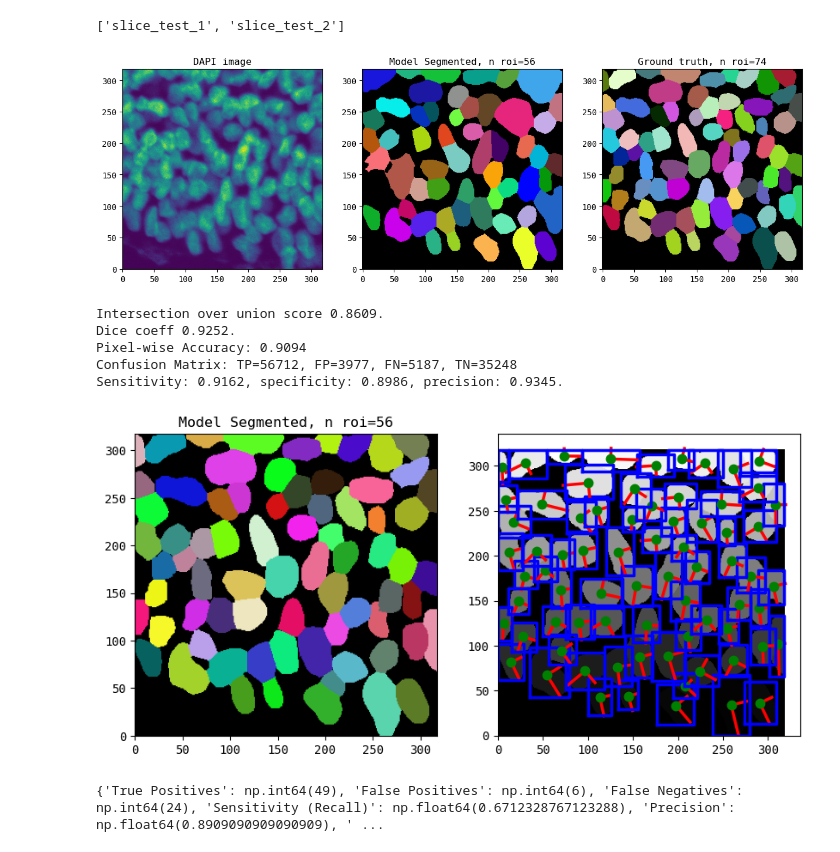
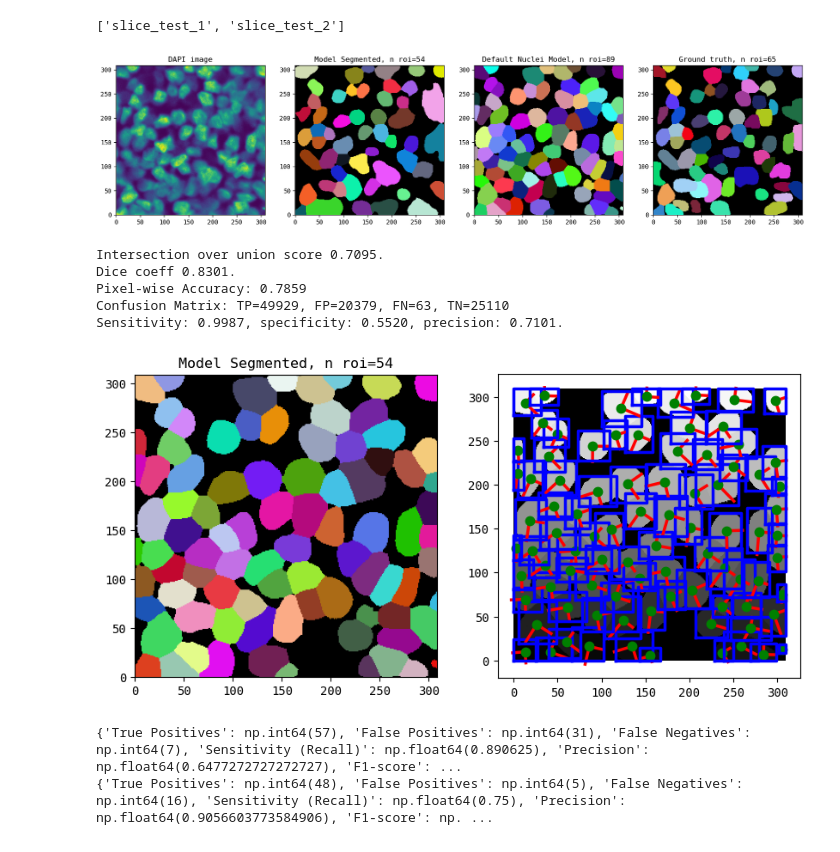
Before and after one commit to TimSaundersLab/posterior_neuruloid_patterning_segmentation, a Jupyter notebook: notebooks/quantifying_segmentation_accuracy.ipynb, the cells around one changed output. Saved outputs shown, nothing was run; the diff lists cells and outputs as text; code cells hidden in the pictures.

```diff
--- a/notebooks/quantifying_segmentation_accuracy.ipynb
+++ b/notebooks/quantifying_segmentation_accuracy.ipynb
@@ -22,30 +30,36 @@ Ways of comparing segmentations:
 folder_path = "../image/partial_slice_test"
 images = [image.removesuffix(".tif") for image in os.listdir(folder_path) if image.endswith(".tif")]
 print(images)
+k = 1
 
-image_path = os.path.join(folder_path, f"{images[0]}.tif")
+image_path = os.path.join(folder_path, f"{images[k]}.tif")
 dapi_image = io.imread(image_path)
 
-model_mask_path = os.path.join(folder_path, f"masks/{images[0]}_masks_model.png")
+default_mask_path = os.path.join(folder_path, f"masks/{images[k]}_masks_default.png")
+default_mask = io.imread(default_mask_path)
+
+model_mask_path = os.path.join(folder_path, f"masks/{images[k]}_masks_model.png")
 model_mask = io.imread(model_mask_path)
 
-truth_mask_path = os.path.join(folder_path, f"masks/{images[0]}_masks_ground_truth.png")
+truth_mask_path = os.path.join(folder_path, f"masks/{images[k]}_masks_ground_truth.png")
 truth_mask = io.imread(truth_mask_path)
 # %% [output]
 ['slice_test_1', 'slice_test_2']
 # %%
-fig, ax = plt.subplots(1, 3, figsize=(15, 5))
+fig, ax = plt.subplots(1, 4, figsize=(20, 5))
 ax[0].set_title(f"DAPI image")
 ax[0].imshow(dapi_image, origin="lower")
 ax[1].set_title(f"Model Segmented, n roi={len(np.unique(model_mask))}")
 seg.plot_mask(model_mask, ax[1], axis="on")
-ax[2].set_title(f"Ground truth, n roi={len(np.unique(truth_mask))}")
-seg.plot_mask(truth_mask, ax[2], axis="on")
+ax[2].set_title(f"Default Nuclei Model, n roi={len(np.unique(default_mask))}")
+seg.plot_mask(default_mask, ax[2], axis="on")
+ax[3].set_title(f"Ground truth, n roi={len(np.unique(truth_mask))}")
+seg.plot_mask(truth_mask, ax[3], axis="on")
 # %% [output]
-[figure, old version]
+[figure, new version]
 # %%
 # PIXEL-WISE comparing masks
-pred = (model_mask>0).flatten()
+pred = (default_mask>0).flatten()
 truth = (truth_mask>0).flatten()
 
 iou = jaccard_score(truth, pred)
@@ -67,16 +81,16 @@ specificity = tn / (tn + fp)
 precision = tp / (tp + fp)
 print(f"Sensitivity: {sensitivity:.4f}, specificity: {specificity:.4f}, precision: {precision:.4f}.")
 # %% [output]
-Intersection over union score 0.8609.
-Dice coeff 0.9252.
-Pixel-wise Accuracy: 0.9094
-Confusion Matrix: TP=56712, FP=3977, FN=5187, TN=35248
-Sensitivity: 0.9162, specificity: 0.8986, precision: 0.9345.
+Intersection over union score 0.7095.
+Dice coeff 0.8301.
+Pixel-wise Accuracy: 0.7859
+Confusion Matrix: TP=49929, FP=20379, FN=63, TN=25110
+Sensitivity: 0.9987, specificity: 0.5520, precision: 0.7101.
 # %%
 # ROI-wise comparing masks
 from skimage.measure import label, regionprops
 import math
-mask_to_plot = truth_mask
+mask_to_plot = default_mask
 
 labelled = label(mask_to_plot)
 regions = regionprops(labelled)
@@ -106,5 +120,5 @@ for props in regions:
     ax[1].plot(bx, by, '-b', linewidth=2.5)
 plt.show()
 # %% [output]
-[figure, old version]
+[figure, new version]
 # %%
@@ -112,4 +127,6 @@ metrics_dict = acc.compute_roi_metrics(truth_mask, model_mask, iou_threshold=0.5
-# %%
-print(metrics_dict)
-# %% [output]
-{'True Positives': np.int64(49), 'False Positives': np.int64(6), 'False Negatives': np.int64(24), 'Sensitivity (Recall)': np.float64(0.6712328767123288), 'Precision': np.float64(0.8909090909090909), ' ...
+# %%
+print(metrics_dict_default)
+print(metrics_dict_model)
+# %% [output]
+{'True Positives': np.int64(57), 'False Positives': np.int64(31), 'False Negatives': np.int64(7), 'Sensitivity (Recall)': np.float64(0.890625), 'Precision': np.float64(0.6477272727272727), 'F1-score': ...
+{'True Positives': np.int64(48), 'False Positives': np.int64(5), 'False Negatives': np.int64(16), 'Sensitivity (Recall)': np.float64(0.75), 'Precision': np.float64(0.9056603773584906), 'F1-score': np. ...
```
Also changed, not shown: parts of 2 cells of this notebook, 6 other files.
